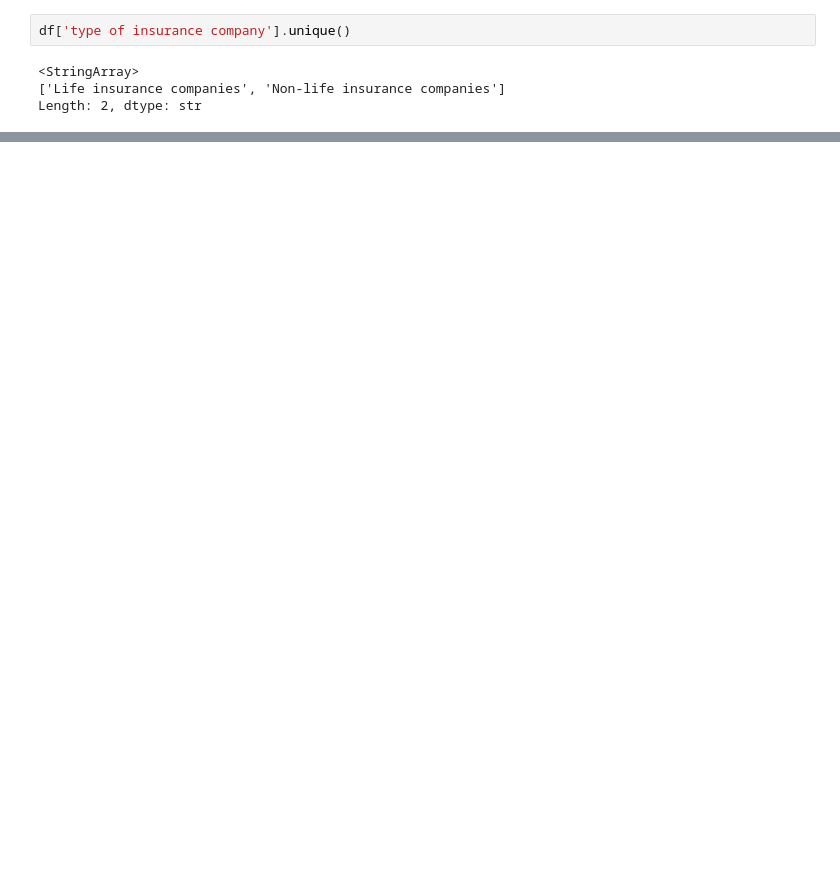
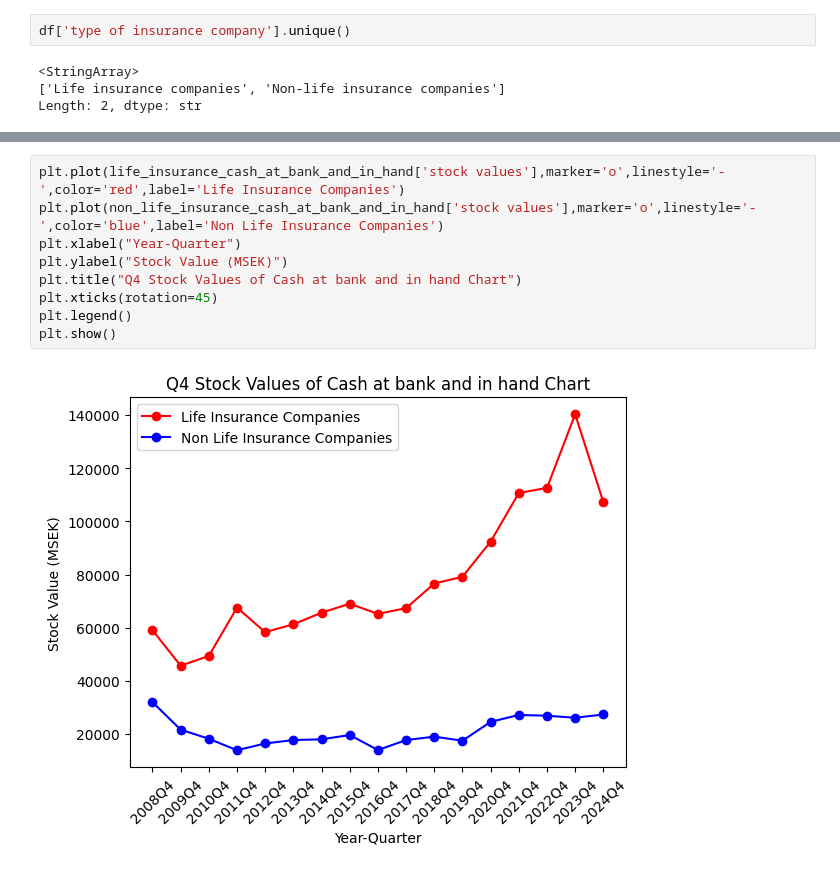
Before and after one commit to kunanonsurasorn/Python_Sandbox, a Jupyter notebook: pandas_sandbox_project/pandas_sandbox.ipynb, the cells around one changed output, grey strips where cells are left out. Saved outputs shown, nothing was run; the diff lists cells and outputs as text; blank space fills up the shorter version.

```diff
--- a/pandas_sandbox_project/pandas_sandbox.ipynb
+++ b/pandas_sandbox_project/pandas_sandbox.ipynb
@@ -197,0 +291,11 @@ df[(df['type of insurance company'] == 'Life insurance companies') & (df['invest
+# %%
+plt.plot(life_insurance_cash_at_bank_and_in_hand['stock values'],marker='o',linestyle='-',color='red',label='Life Insurance Companies')
+plt.plot(non_life_insurance_cash_at_bank_and_in_hand['stock values'],marker='o',linestyle='-',color='blue',label='Non Life Insurance Companies')
+plt.xlabel("Year-Quarter")
+plt.ylabel("Stock Value (MSEK)")
+plt.title("Q4 Stock Values of Cash at bank and in hand Chart")
+plt.xticks(rotation=45)
+plt.legend()
+plt.show()
+# %% [output]
+[figure, added]
```
Also changed, not shown: parts of 12 cells of this notebook.
